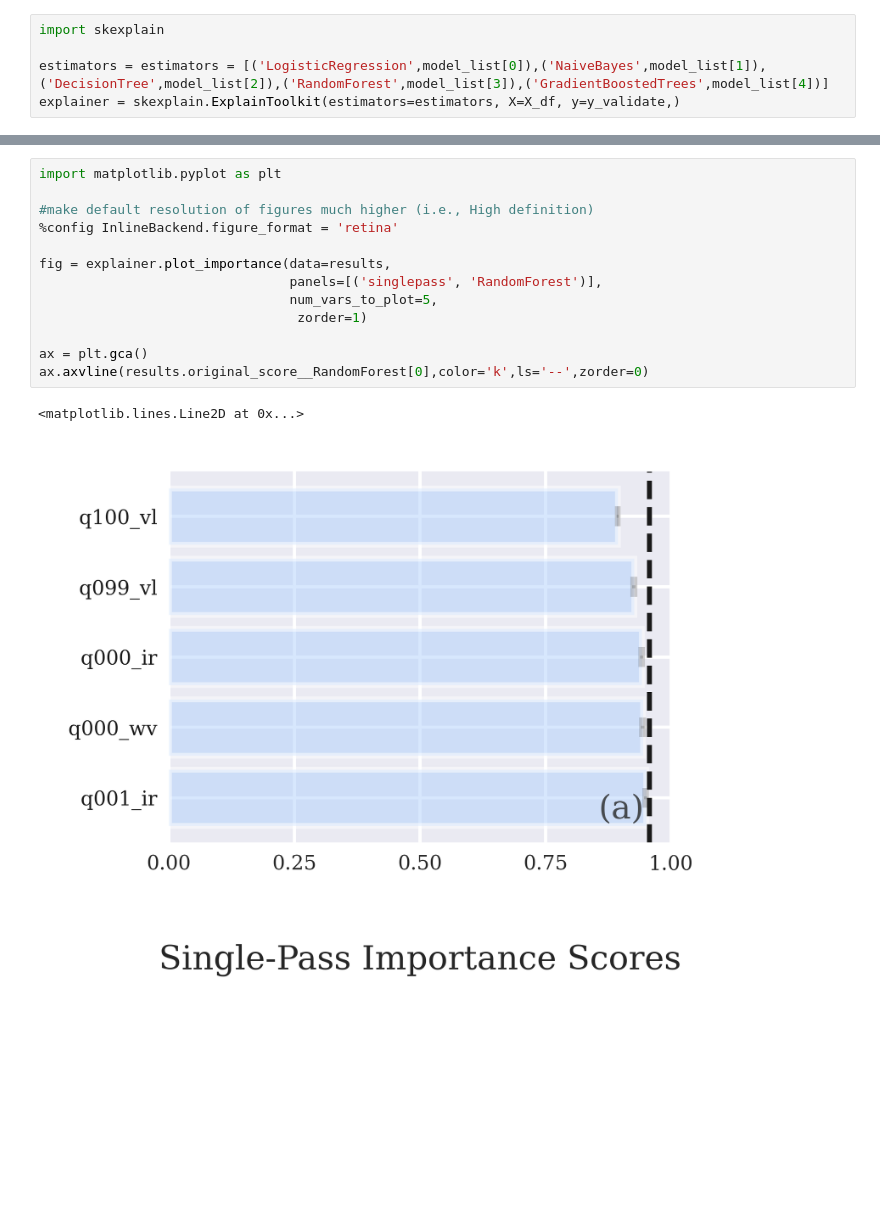
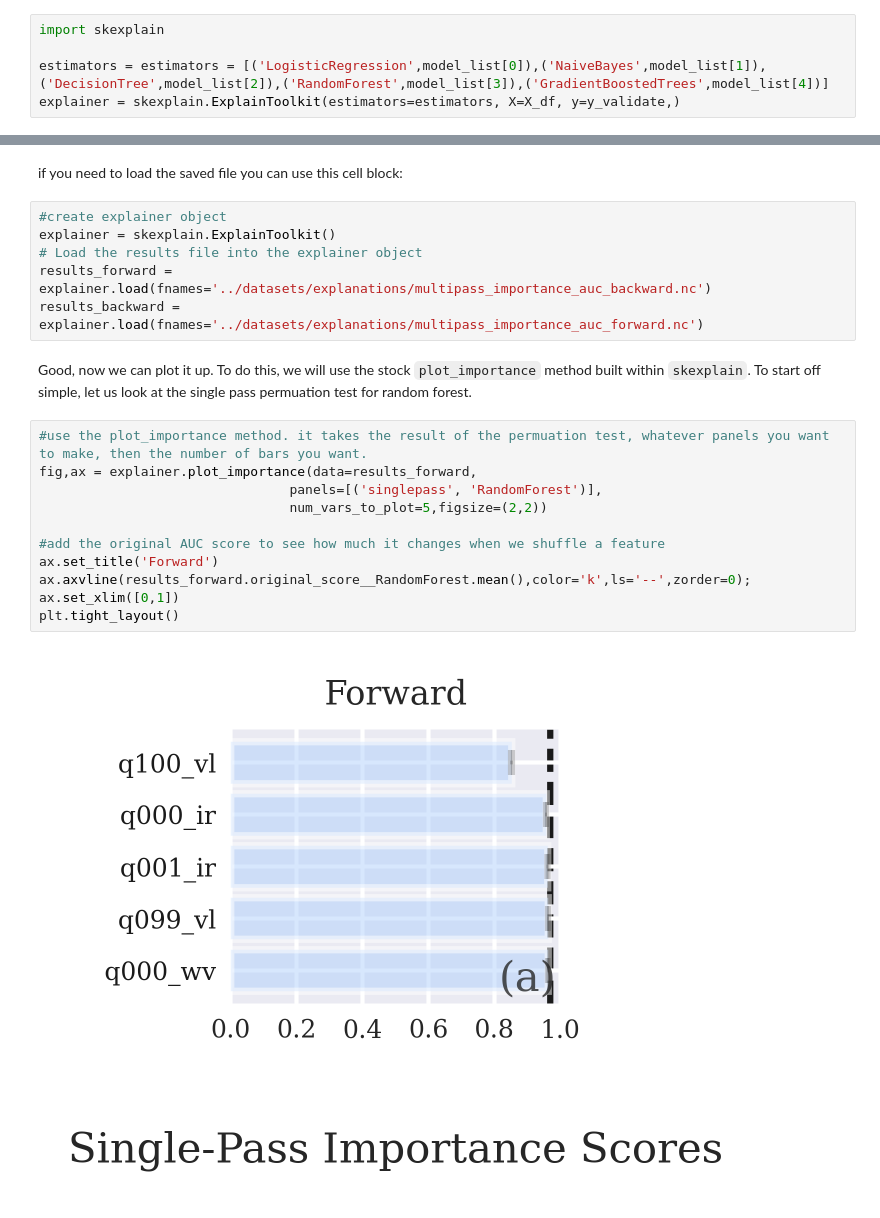
Before and after one commit to ai2es/WAF_ML_Tutorial_Part1, a Jupyter notebook: jupyter_notebooks/Notebook09_InterpretationATrainedMLModel.ipynb, the cells around one changed output, grey strips where cells are left out. Drawn from its saved outputs; the diff is of its cells as text; blank space fills up the shorter version.

````diff
--- a/jupyter_notebooks/Notebook09_InterpretationATrainedMLModel.ipynb
+++ b/jupyter_notebooks/Notebook09_InterpretationATrainedMLModel.ipynb
@@ -170,17 +183,24 @@ Multi-pass iteration 5 out of 5...
+# %% [markdown]
+if you need to load the saved file you can use this cell block:
+# %%
+#create explainer object
+explainer = skexplain.ExplainToolkit()
+# Load the results file into the explainer object
+results_forward = explainer.load(fnames='../datasets/explanations/multipass_importance_auc_backward.nc')
+results_backward = explainer.load(fnames='../datasets/explanations/multipass_importance_auc_forward.nc')
+# %% [markdown]
+Good, now we can plot it up. To do this, we will use the stock ```plot_importance``` method built within ```skexplain```. To start off simple, let us look at the single pass permuation test for random forest.
 # %%
-import matplotlib.pyplot as plt
+#use the plot_importance method. it takes the result of the permuation test, whatever panels you want to make, then the number of bars you want.
+fig,ax = explainer.plot_importance(data=results_forward,
+                                panels=[('singlepass', 'RandomForest')],
+                                num_vars_to_plot=5,figsize=(2,2))
 
-#make default resolution of figures much higher (i.e., High definition)
-%config InlineBackend.figure_format = 'retina'
-
-fig = explainer.plot_importance(data=results,
-                                panels=[('singlepass', 'RandomForest')],
-                                num_vars_to_plot=5,
-                                 zorder=1)
-
-ax = plt.gca()
-ax.axvline(results.original_score__RandomForest[0],color='k',ls='--',zorder=0)
+#add the original AUC score to see how much it changes when we shuffle a feature
+ax.set_title('Forward')
+ax.axvline(results_forward.original_score__RandomForest.mean(),color='k',ls='--',zorder=0);
+ax.set_xlim([0,1])
+plt.tight_layout()
 # %% [output]
-<matplotlib.lines.Line2D at 0x...>
-[figure, old version]
+[figure, new version]
 # %% [markdown]
````
Also changed, not shown: parts of 17 cells of this notebook, 18 other files.
